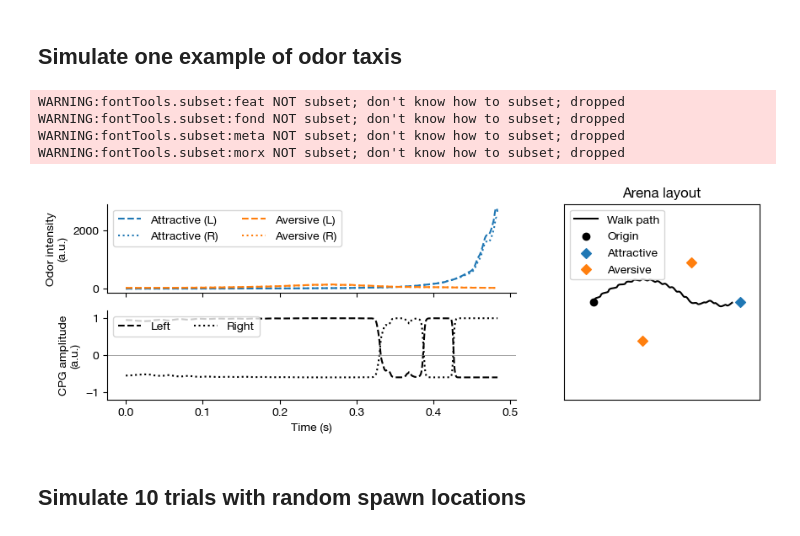
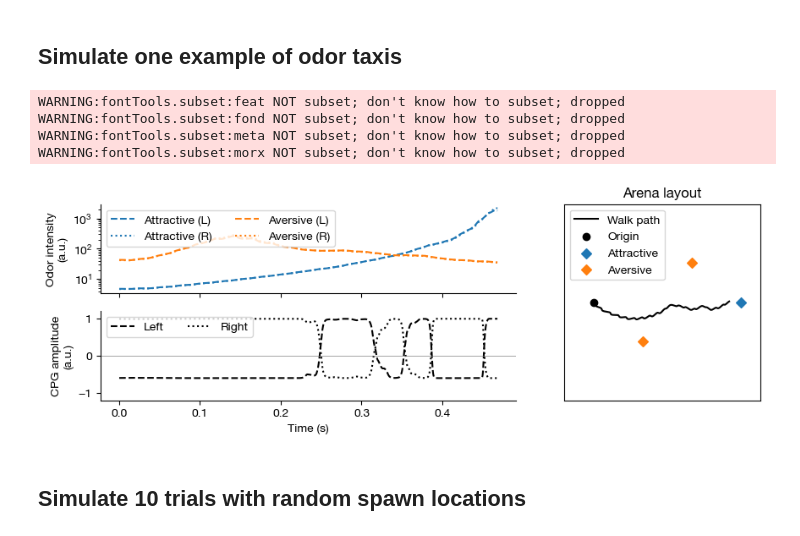
Before and after one commit to NeLy-EPFL/nmf2-paper, a Jupyter notebook: odor_inputs/odor_taxis.ipynb, the cells around one changed output. Saved outputs shown, nothing was run; the diff lists cells and outputs as text; code cells hidden in the pictures.

Commit message:
update figures - need to find a better way to visualize odor asymmetry

```diff
--- a/odor_inputs/odor_taxis.ipynb
+++ b/odor_inputs/odor_taxis.ipynb
@@ -89,7 +89,7 @@ def run_trial(
 # %%
 obs_list, control_list = run_trial(
     spawn_pos=(0, 0, 0.5),
-    spawn_orientation=[0, 0, 1, np.pi / 3],
+    spawn_orientation=[0, 0, 1, -np.pi / 3],
     odor_source=odor_source,
     peak_intensity=peak_intensity,
     video_path=f"outputs/odor_taxis_test.mp4",
@@ -117,6 +117,7 @@ ax.plot(t, odor[:, 0, 0], linestyle="--", color="tab:blue", label="Attractive (L
 ax.plot(t, odor[:, 0, 1], linestyle=":", color="tab:blue", label="Attractive (R)")
 ax.plot(t, odor[:, 1, 0], linestyle="--", color="tab:orange", label="Aversive (L)")
 ax.plot(t, odor[:, 1, 1], linestyle=":", color="tab:orange", label="Aversive (R)")
+ax.semilogy()
 ax.legend(loc="upper left", ncols=2)
 ax.set_ylabel("Odor intensity\n(a.u.)")
 ax.set_xticklabels([])
@@ -136,34 +137,35 @@ ax = axd["C"]
 ax.plot(fly_pos[:, 0], fly_pos[:, 1], color="black", label="Walk path")
 ax.scatter([0], [0], marker="o", color="black", label="Origin")
 ax.scatter(
     [odor_source[0][0]],
     [odor_source[0][1]],
     color="tab:blue",
     marker="D",
     label="Attractive",
 )
 ax.scatter(
     [odor_source[1][0], odor_source[2][0]],
     [odor_source[1][1], odor_source[2][1]],
     color="tab:orange",
     marker="D",
     label="Aversive",
 )
 ax.set_xticks([])
 ax.set_yticks([])
 ax.legend(loc="upper left")
 ax.set_xlim([-3, 17])
 ax.set_ylim([-10, 10])
 ax.set_aspect("equal")
 ax.set_title("Arena layout")
 
 plt.savefig("outputs/odor_taxis_test.pdf")
+plt.savefig("outputs/odor_taxis_test.png", dpi=300)
 # %% [output]
 WARNING:fontTools.subset:feat NOT subset; don't know how to subset; dropped
 WARNING:fontTools.subset:fond NOT subset; don't know how to subset; dropped
 WARNING:fontTools.subset:meta NOT subset; don't know how to subset; dropped
 WARNING:fontTools.subset:morx NOT subset; don't know how to subset; dropped
-[figure, old version]
+[figure, new version]
 # %% [markdown]
 ## Simulate 10 trials with random spawn locations
 # %%
```
Also changed, not shown: parts of 1 cell of this notebook, 3 other files.
